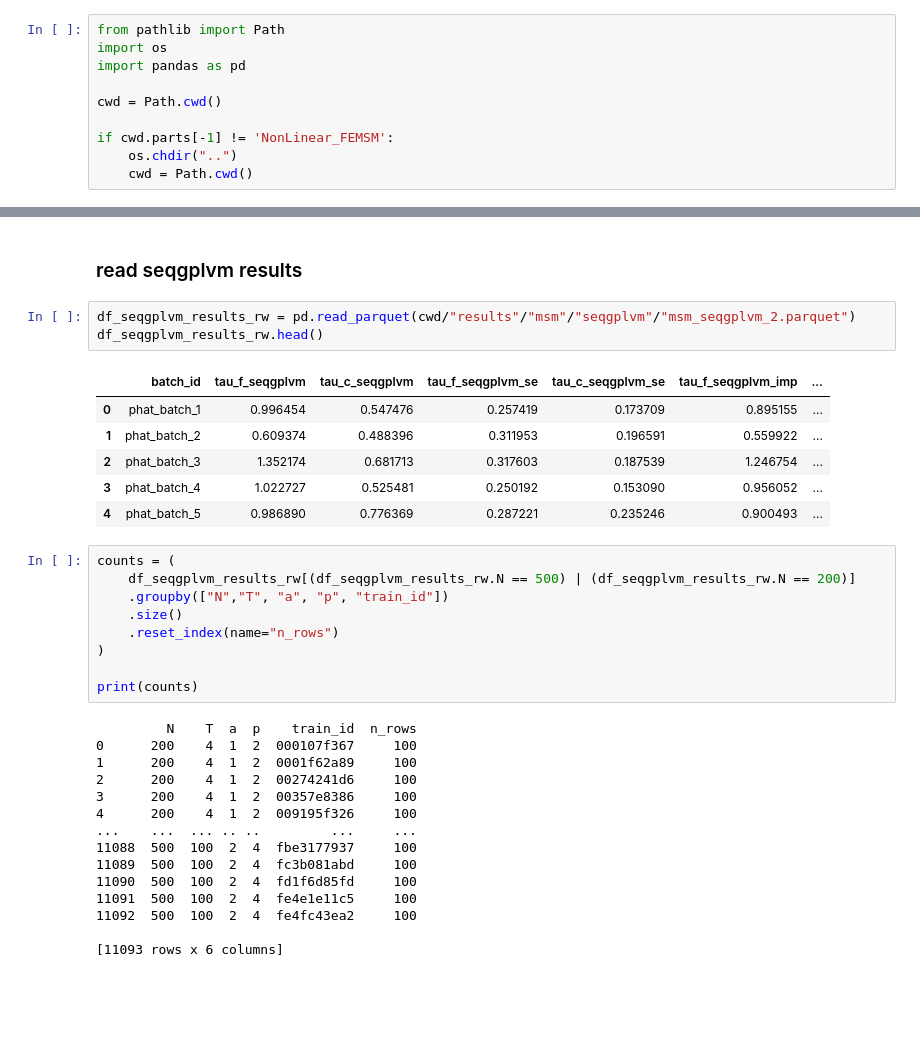
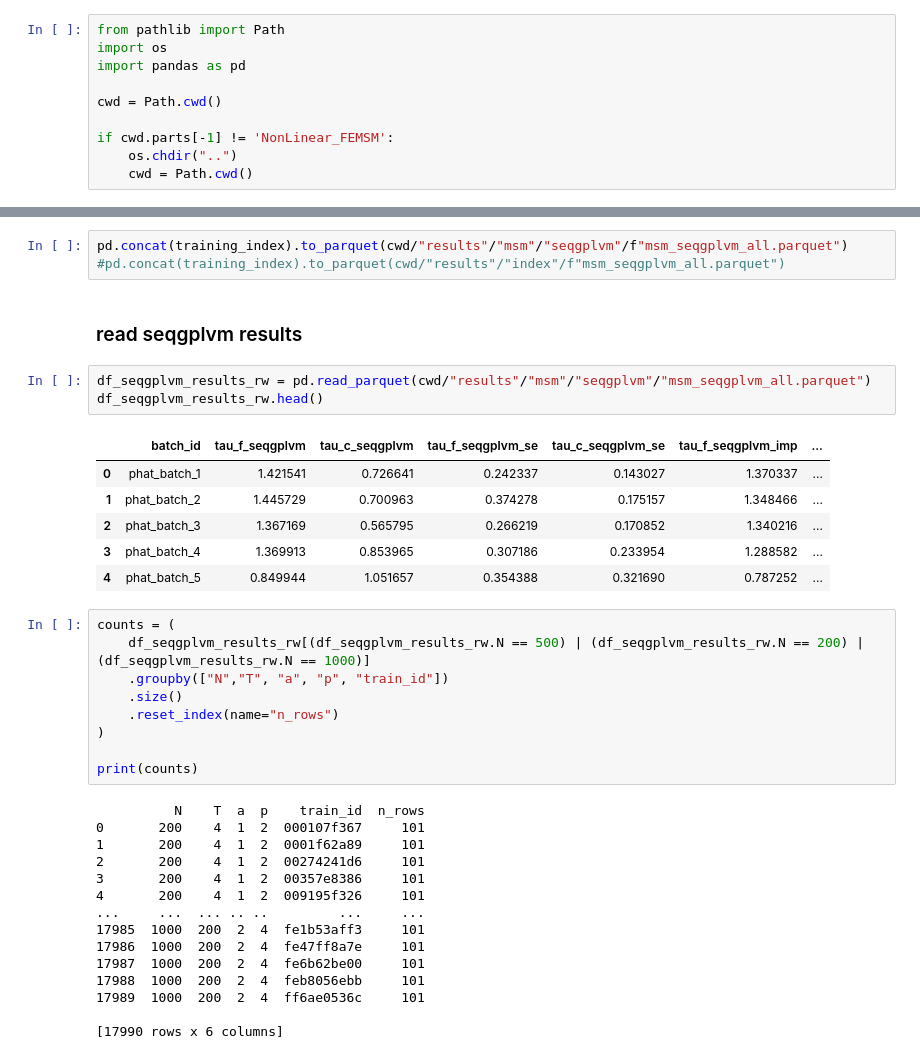
Before and after one commit to Ali-Setareh/SeqGPLVM_FEMSM, a Jupyter notebook: notebooks/fe_msm_results.ipynb, the cells around one changed output, grey strips where cells are left out. Saved outputs shown, nothing was run; the diff lists cells and outputs as text; blank space fills up the shorter version.

```diff
--- a/notebooks/fe_msm_results.ipynb
+++ b/notebooks/fe_msm_results.ipynb
@@ -11,18 +37,21 @@ if cwd.parts[-1] != 'NonLinear_FEMSM':
+# %%
+pd.concat(training_index).to_parquet(cwd/"results"/"msm"/"seqgplvm"/f"msm_seqgplvm_all.parquet")
+#pd.concat(training_index).to_parquet(cwd/"results"/"index"/f"msm_seqgplvm_all.parquet")
 # %% [markdown]
 ### read seqgplvm results
 # %%
-df_seqgplvm_results_rw = pd.read_parquet(cwd/"results"/"msm"/"seqgplvm"/"msm_seqgplvm_2.parquet")
+df_seqgplvm_results_rw = pd.read_parquet(cwd/"results"/"msm"/"seqgplvm"/"msm_seqgplvm_all.parquet")
 df_seqgplvm_results_rw.head()
 # %% [output]
 |  | batch_id | tau_f_seqgplvm | tau_c_seqgplvm | tau_f_seqgplvm_se | tau_c_seqgplvm_se | tau_f_seqgplvm_imp | ... |
-| 0 | phat_batch_1 | 0.996454 | 0.547476 | 0.257419 | 0.173709 | 0.895155 | ... |
-| 1 | phat_batch_2 | 0.609374 | 0.488396 | 0.311953 | 0.196591 | 0.559922 | ... |
-| 2 | phat_batch_3 | 1.352174 | 0.681713 | 0.317603 | 0.187539 | 1.246754 | ... |
-| 3 | phat_batch_4 | 1.022727 | 0.525481 | 0.250192 | 0.153090 | 0.956052 | ... |
-| 4 | phat_batch_5 | 0.986890 | 0.776369 | 0.287221 | 0.235246 | 0.900493 | ... |
+| 0 | phat_batch_1 | 1.421541 | 0.726641 | 0.242337 | 0.143027 | 1.370337 | ... |
+| 1 | phat_batch_2 | 1.445729 | 0.700963 | 0.374278 | 0.175157 | 1.348466 | ... |
+| 2 | phat_batch_3 | 1.367169 | 0.565795 | 0.266219 | 0.170852 | 1.340216 | ... |
+| 3 | phat_batch_4 | 1.369913 | 0.853965 | 0.307186 | 0.233954 | 1.288582 | ... |
+| 4 | phat_batch_5 | 0.849944 | 1.051657 | 0.354388 | 0.321690 | 0.787252 | ... |
 # %%
 counts = (
-    df_seqgplvm_results_rw[(df_seqgplvm_results_rw.N == 500) | (df_seqgplvm_results_rw.N == 200)]
+    df_seqgplvm_results_rw[(df_seqgplvm_results_rw.N == 500) | (df_seqgplvm_results_rw.N == 200) | (df_seqgplvm_results_rw.N == 1000)]
     .groupby(["N","T", "a", "p", "train_id"])
     .size()
     .reset_index(name="n_rows")
@@ -30,17 +59,17 @@ counts = (
 
 print(counts)
 # %% [output]
-         N    T  a  p    train_id  n_rows
-0      200    4  1  2  000107f367     100
-1      200    4  1  2  0001f62a89     100
-2      200    4  1  2  00274241d6     100
-3      200    4  1  2  00357e8386     100
-4      200    4  1  2  009195f326     100
-...    ...  ... .. ..         ...     ...
-11088  500  100  2  4  fbe3177937     100
-11089  500  100  2  4  fc3b081abd     100
-11090  500  100  2  4  fd1f6d85fd     100
-11091  500  100  2  4  fe4e1e11c5     100
-11092  500  100  2  4  fe4fc43ea2     100
+          N    T  a  p    train_id  n_rows
+0       200    4  1  2  000107f367     101
+1       200    4  1  2  0001f62a89     101
+2       200    4  1  2  00274241d6     101
+3       200    4  1  2  00357e8386     101
+4       200    4  1  2  009195f326     101
+...     ...  ... .. ..         ...     ...
+17985  1000  200  2  4  fe1b53aff3     101
+17986  1000  200  2  4  fe47ff8a7e     101
+17987  1000  200  2  4  fe6b62be00     101
+17988  1000  200  2  4  feb8056ebb     101
+17989  1000  200  2  4  ff6ae0536c     101
 
-[11093 rows x 6 columns]
+[17990 rows x 6 columns]
```
Also changed, not shown: parts of 11 cells of this notebook, 4 other files.
